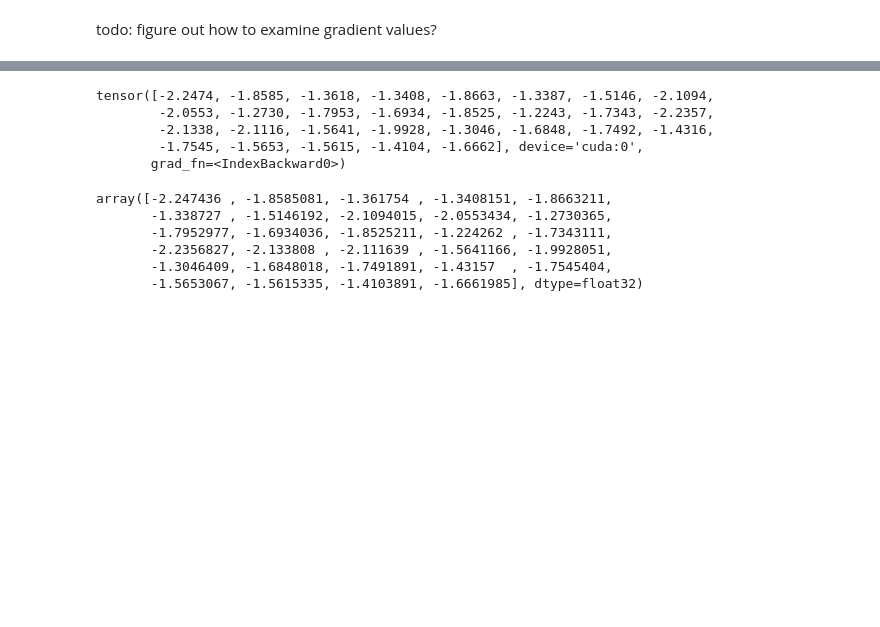
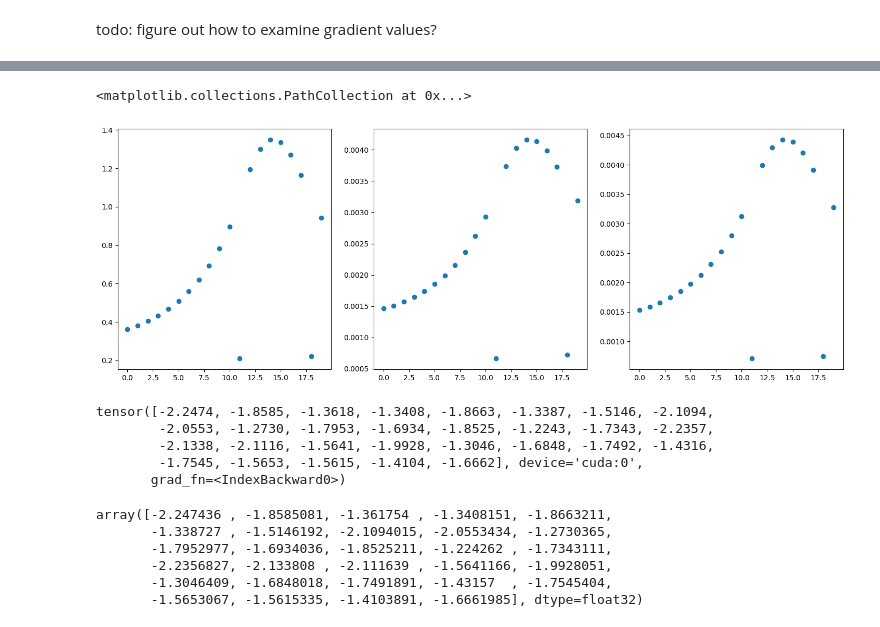
Before and after one commit to farqlia/urban-3d-reconstruction, a Jupyter notebook: notebooks/PoC.ipynb, the cells around one changed output, grey strips where cells are left out. Cells and saved outputs as stored; diff of their text form; code cells hidden in the pictures; blank space fills up the shorter version.

```diff
--- a/notebooks/PoC.ipynb
+++ b/notebooks/PoC.ipynb
@@ -640,2 +633,6 @@ plot_colored_tile(screen_coordinates.clone().detach().cpu().numpy(), colors[poin
 # %% [markdown]
 todo: figure out how to examine gradient values?
+# %%
+scale_grads = []
+alpha_grads = []
+rot_grads = []
@@ -778,3 +815,15 @@ Rot gradient: tensor([[[ 2.7281e-04,  8.0471e-04, -1.4765e-03],
+# %%
+plt.figure(figsize=(18, 6))
+p_id = 100
+plt.subplot(1, 3, 1)
+plt.scatter(range(iterations), alpha_grads[p_id])
+plt.subplot(1, 3, 2)
+plt.scatter(range(iterations), rot_grads[p_id])
+plt.subplot(1, 3, 3)
+plt.scatter(range(iterations), scale_grads[p_id])
+# %% [output]
+<matplotlib.collections.PathCollection at 0x...>
+[figure, added]
 # %%
 alphas_exponents_pt[splat_indexes]
 # %% [output]
```
Also changed, not shown: parts of 25 cells of this notebook, 1 other file.
